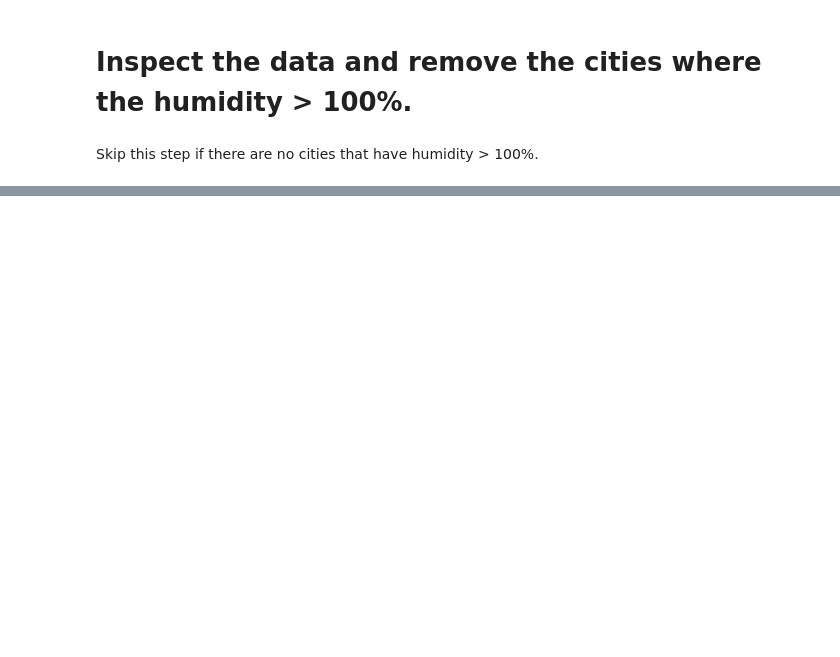
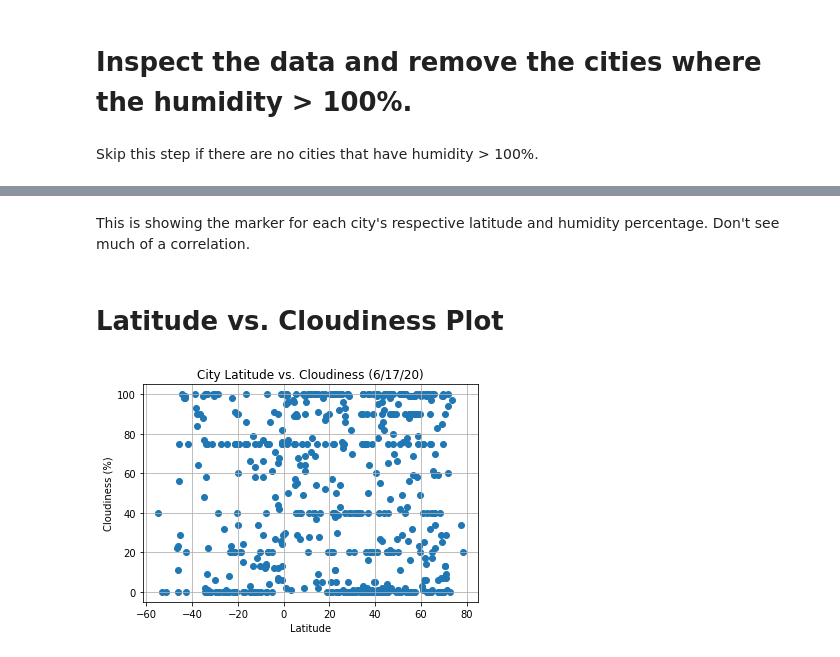
Before and after one commit to tamaranxu/python-api-challenge, a Jupyter notebook: WeatherPy/WeatherPy.ipynb, the cells around one changed output, grey strips where cells are left out. Saved outputs shown, nothing was run; the diff lists cells and outputs as text; code cells hidden in the pictures; blank space fills up the shorter version.

```diff
--- a/WeatherPy/WeatherPy.ipynb
+++ b/WeatherPy/WeatherPy.ipynb
@@ -157,0 +230,21 @@ Skip this step if there are no cities that have humidity > 100%.
+# %% [markdown]
+This is showing the marker for each city's respective latitude and humidity percentage. Don't see much of a correlation.
+# %% [markdown]
+# Latitude vs. Cloudiness Plot
+# %%
+# build scatter plot
+plt.scatter(weather_csv['Lat'], weather_csv['Cloudiness'], marker='o')
+
+# incorporate other graph properties
+plt.title('City Latitude vs. Cloudiness (6/17/20)')
+plt.ylabel('Cloudiness (%)')
+plt.xlabel('Latitude')
+plt.grid(True)
+
+# Save the figure
+plt.savefig('output_data/Lat_Cloud.png')
+
+# show plot
+plt.show()
+# %% [output]
+[figure, added]
```
Also changed, not shown: parts of 18 cells of this notebook, 5 other files.
